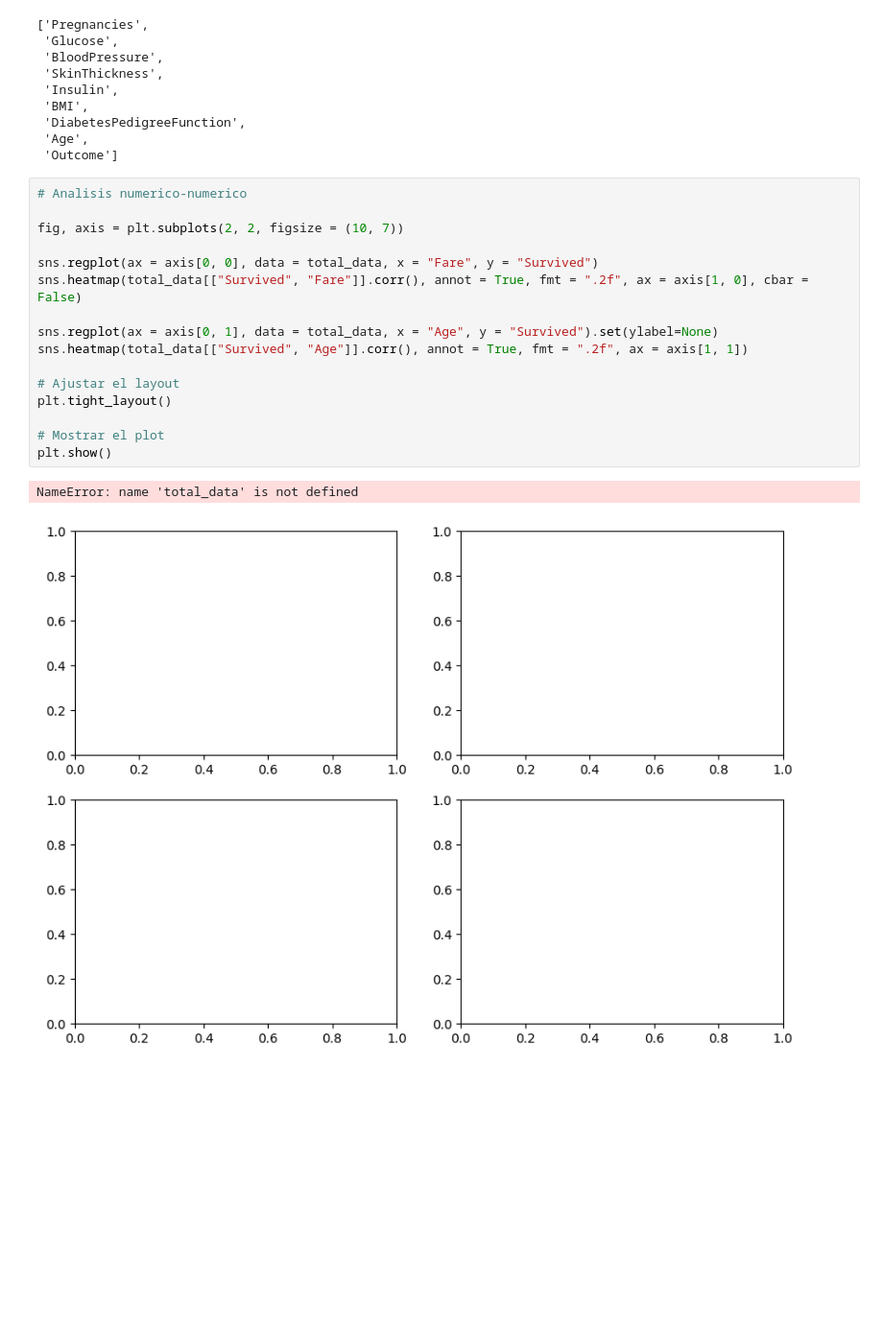
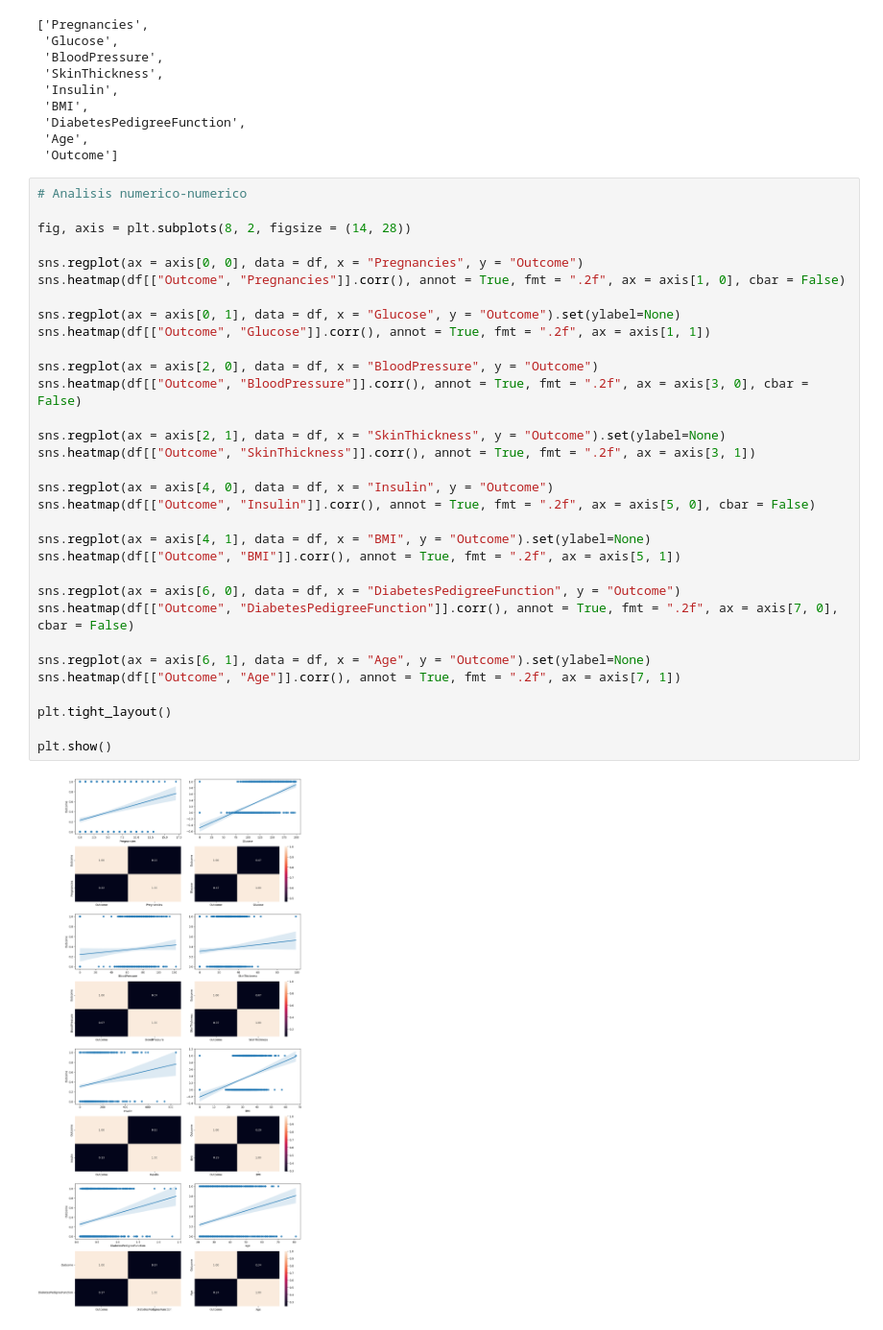
Before and after one commit to bartowen/desicion_tree_algo, a Jupyter notebook: src/explore.ipynb, the cells around one changed output. Shown: that part at 96% size. Drawn from its saved outputs; the diff is of its cells as text; blank space fills up the shorter version.

Commit message:
multivariantes numerico

```diff
--- a/src/explore.ipynb
+++ b/src/explore.ipynb
@@ -128,22 +128,37 @@ variables
  'DiabetesPedigreeFunction',
  'Age',
  'Outcome']
-# %%
-# Analisis numerico-numerico
-
-fig, axis = plt.subplots(2, 2, figsize = (10, 7))
-
-sns.regplot(ax = axis[0, 0], data = total_data, x = "Fare", y = "Survived")
-sns.heatmap(total_data[["Survived", "Fare"]].corr(), annot = True, fmt = ".2f", ax = axis[1, 0], cbar = False)
-
-sns.regplot(ax = axis[0, 1], data = total_data, x = "Age", y = "Survived").set(ylabel=None)
-sns.heatmap(total_data[["Survived", "Age"]].corr(), annot = True, fmt = ".2f", ax = axis[1, 1])
-
-# Ajustar el layout
-plt.tight_layout()
-
-# Mostrar el plot
-plt.show()
-# %% [output]
-NameError: name 'total_data' is not defined
-[figure, removed]
+# %%
+# Analisis numerico-numerico
+
+fig, axis = plt.subplots(8, 2, figsize = (14, 28))
+
+sns.regplot(ax = axis[0, 0], data = df, x = "Pregnancies", y = "Outcome")
+sns.heatmap(df[["Outcome", "Pregnancies"]].corr(), annot = True, fmt = ".2f", ax = axis[1, 0], cbar = False)
+
+sns.regplot(ax = axis[0, 1], data = df, x = "Glucose", y = "Outcome").set(ylabel=None)
+sns.heatmap(df[["Outcome", "Glucose"]].corr(), annot = True, fmt = ".2f", ax = axis[1, 1])
+
+sns.regplot(ax = axis[2, 0], data = df, x = "BloodPressure", y = "Outcome")
+sns.heatmap(df[["Outcome", "BloodPressure"]].corr(), annot = True, fmt = ".2f", ax = axis[3, 0], cbar = False)
+
+sns.regplot(ax = axis[2, 1], data = df, x = "SkinThickness", y = "Outcome").set(ylabel=None)
+sns.heatmap(df[["Outcome", "SkinThickness"]].corr(), annot = True, fmt = ".2f", ax = axis[3, 1])
+
+sns.regplot(ax = axis[4, 0], data = df, x = "Insulin", y = "Outcome")
+sns.heatmap(df[["Outcome", "Insulin"]].corr(), annot = True, fmt = ".2f", ax = axis[5, 0], cbar = False)
+
+sns.regplot(ax = axis[4, 1], data = df, x = "BMI", y = "Outcome").set(ylabel=None)
+sns.heatmap(df[["Outcome", "BMI"]].corr(), annot = True, fmt = ".2f", ax = axis[5, 1])
+
+sns.regplot(ax = axis[6, 0], data = df, x = "DiabetesPedigreeFunction", y = "Outcome")
+sns.heatmap(df[["Outcome", "DiabetesPedigreeFunction"]].corr(), annot = True, fmt = ".2f", ax = axis[7, 0], cbar = False)
+
+sns.regplot(ax = axis[6, 1], data = df, x = "Age", y = "Outcome").set(ylabel=None)
+sns.heatmap(df[["Outcome", "Age"]].corr(), annot = True, fmt = ".2f", ax = axis[7, 1])
+
+plt.tight_layout()
+
+plt.show()
+# %% [output]
+[figure, added]
```
Also changed, not shown: parts of 1 cell of this notebook.
